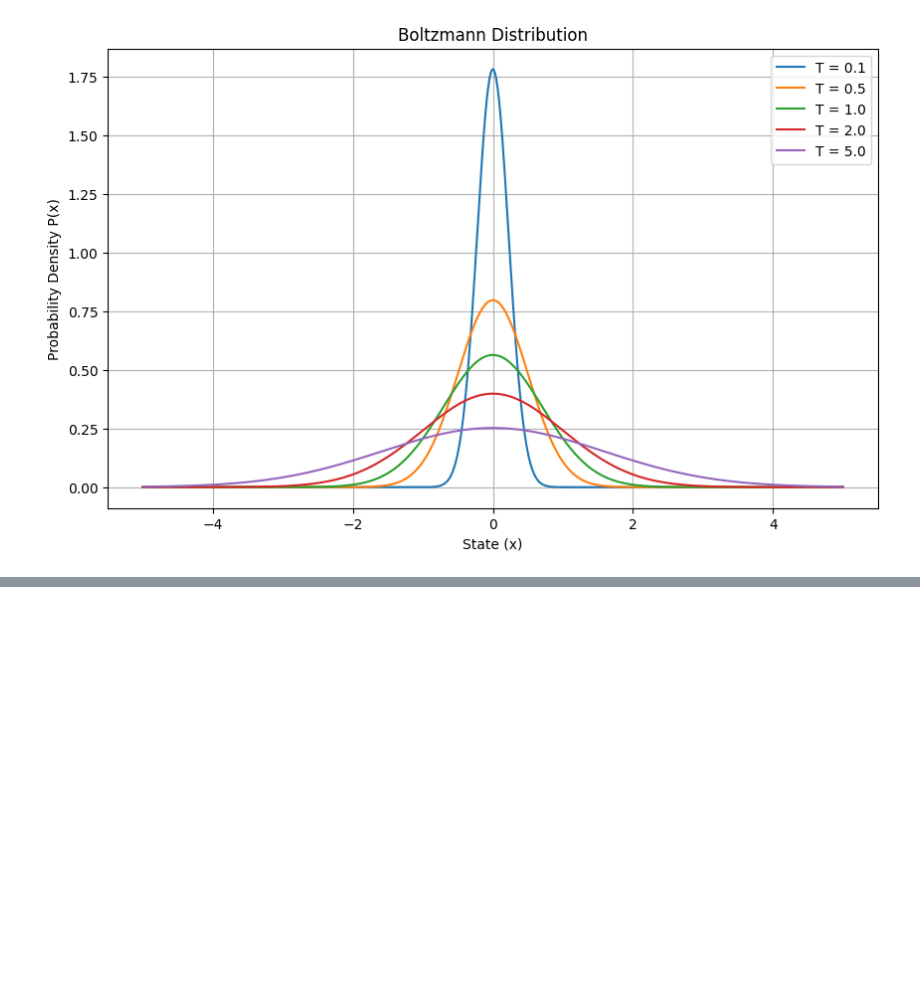
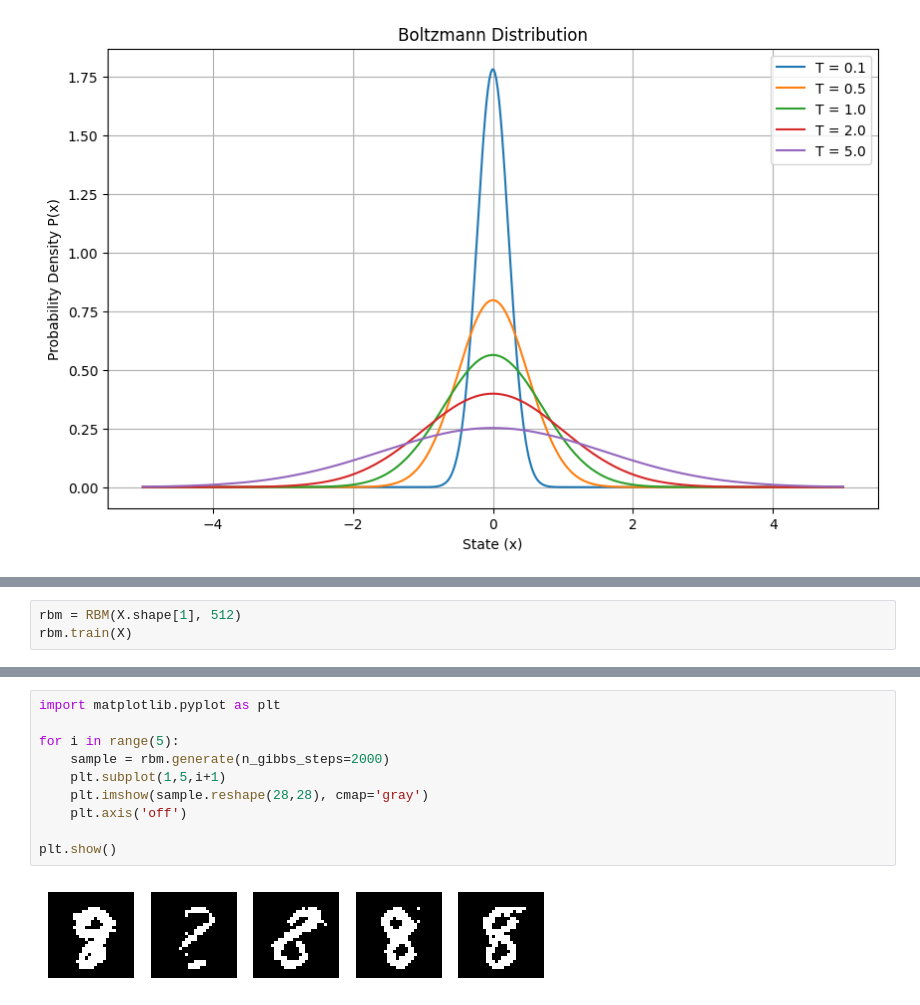
Before and after one commit to saliherdemk/ML-Papers-Implementations, a Jupyter notebook: BoltzmannMachine/main.ipynb, the cells around one changed output, grey strips where cells are left out. Saved outputs shown, nothing was run; the diff lists cells and outputs as text; blank space fills up the shorter version.

```diff
--- a/BoltzmannMachine/main.ipynb
+++ b/BoltzmannMachine/main.ipynb
@@ -28,0 +176,3 @@ plt.show()
+# %%
+rbm = RBM(X.shape[1], 512)
+rbm.train(X)
@@ -28,0 +197,12 @@ plt.show()
+# %%
+import matplotlib.pyplot as plt
+
+for i in range(5):
+    sample = rbm.generate(n_gibbs_steps=2000)
+    plt.subplot(1,5,i+1)
+    plt.imshow(sample.reshape(28,28), cmap='gray')
+    plt.axis('off')
+
+plt.show()
+# %% [output]
+[figure, added]
```
Also changed, not shown: parts of 7 cells of this notebook, 2 other files.
